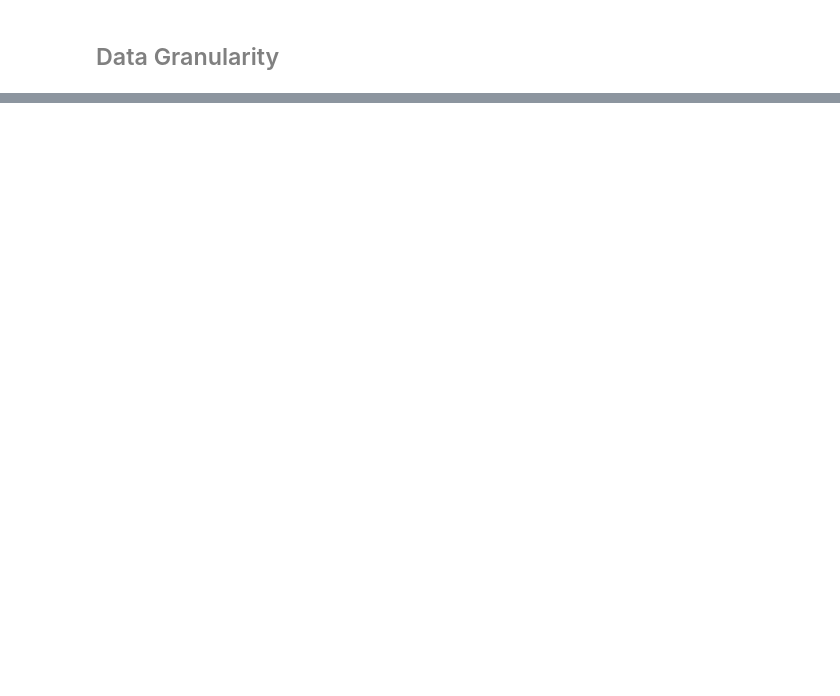
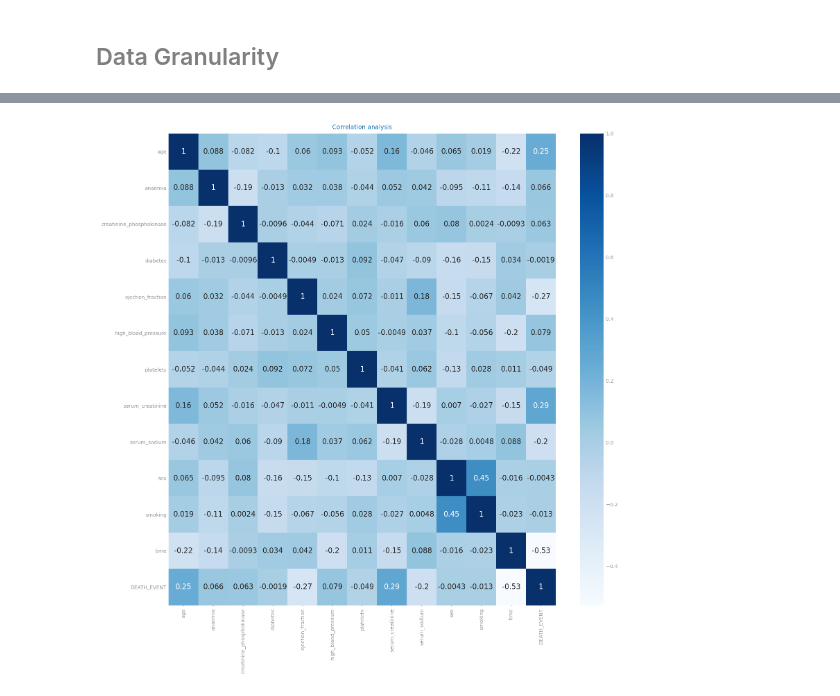
Before and after one commit to VivaRafael/CD, a Jupyter notebook: Data_Profilling_Heart_Failure.ipynb, the cells around one changed output, grey strips where cells are left out. Cells and saved outputs as stored; diff of their text form; code cells hidden in the pictures; blank space fills up the shorter version.

```diff
--- a/Data_Profilling_Heart_Failure.ipynb
+++ b/Data_Profilling_Heart_Failure.ipynb
@@ -154,0 +250,20 @@ plt.show()
+# %%
+import pandas as pd
+import matplotlib.pyplot as plt
+import config as cfg
+
+data = pd.read_csv('heart_failure_clinical_records_dataset.csv', sep = ',')
+
+columns = data.select_dtypes(include='number').columns
+rows, cols = len(columns)-1, len(columns)-1
+plt.figure()
+fig, axs = plt.subplots(rows, cols, figsize=(cols*4, rows*4), squeeze=False)
+for i in range(len(columns)):
+    var1 = columns[i]
+    for j in range(i+1, len(columns)):
+        var2 = columns[j]
+        axs[i, j-1].set_title("%s x %s"%(var1,var2))
+        axs[i, j-1].set_xlabel(var1)
+        axs[i, j-1].set_ylabel(var2)
+        axs[i, j-1].scatter(data[var1], data[var2])
+plt.show()
@@ -154,0 +273,10 @@ plt.show()
+# %%
+import seaborn as sns
+
+fig = plt.figure(figsize=[12, 12])
+corr_mtx = data.corr()
+sns.heatmap(corr_mtx, xticklabels=corr_mtx.columns, yticklabels=corr_mtx.columns, annot=True, cmap='Blues')
+plt.title('Correlation analysis')
+plt.show()
+# %% [output]
+[figure, added]
```
Also changed, not shown: parts of 19 cells of this notebook, 4 other files.
